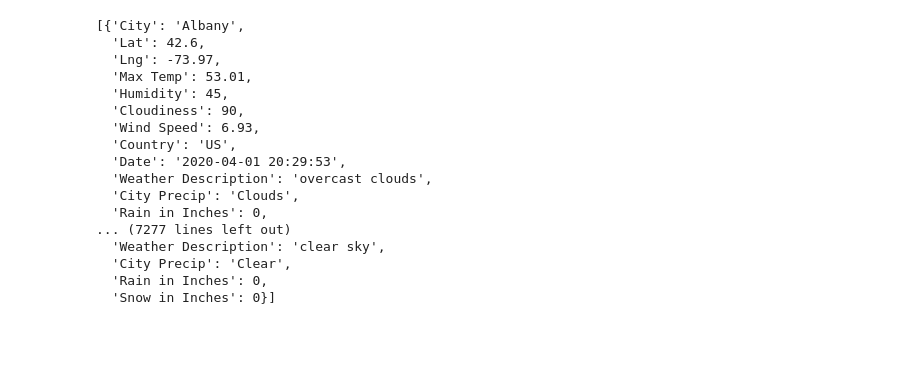
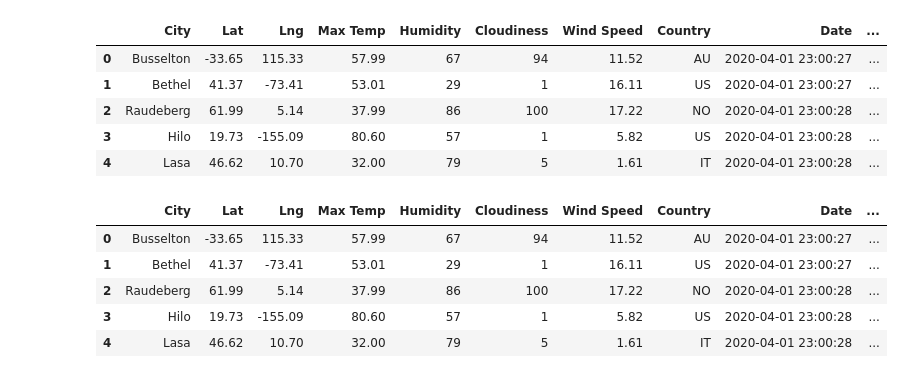
Before and after one commit to blocrunx/World_Weather_Analysis, a Jupyter notebook: Weather_Database.ipynb, the cells around one changed output. Drawn from its saved outputs; the diff is of its cells as text; code cells hidden in the pictures; blank space fills up the shorter version.

```diff
--- a/Weather_Database.ipynb
+++ b/Weather_Database.ipynb
@@ -137,22 +138,12 @@ Processing Record 18 of Set 13 | tarpon springs
 -----------------------------
 Data Retrieval Complete
-# %%
-city_data
-# %% [output]
-[{'City': 'Albany',
-  'Lat': 42.6,
-  'Lng': -73.97,
-  'Max Temp': 53.01,
-  'Humidity': 45,
-  'Cloudiness': 90,
-  'Wind Speed': 6.93,
-  'Country': 'US',
-  'Date': '2020-04-01 20:29:53',
-  'Weather Description': 'overcast clouds',
-  'City Precip': 'Clouds',
-  'Rain in Inches': 0,
-... (7277 lines left out)
-  'Weather Description': 'clear sky',
-  'City Precip': 'Clear',
-  'Rain in Inches': 0,
-  'Snow in Inches': 0}]
+# %%
+city_data_df = pd.DataFrame(city_data)
+city_data_df.head()
+# %% [output]
+|  | City | Lat | Lng | Max Temp | Humidity | Cloudiness | Wind Speed | Country | Date | ... |
+| 0 | Busselton | -33.65 | 115.33 | 57.99 | 67 | 94 | 11.52 | AU | 2020-04-01 23:00:27 | ... |
+| 1 | Bethel | 41.37 | -73.41 | 53.01 | 29 | 1 | 16.11 | US | 2020-04-01 23:00:27 | ... |
+| 2 | Raudeberg | 61.99 | 5.14 | 37.99 | 86 | 100 | 17.22 | NO | 2020-04-01 23:00:28 | ... |
+| 3 | Hilo | 19.73 | -155.09 | 80.60 | 57 | 1 | 5.82 | US | 2020-04-01 23:00:28 | ... |
+| 4 | Lasa | 46.62 | 10.70 | 32.00 | 79 | 5 | 1.61 | IT | 2020-04-01 23:00:28 | ... |
@@ -158,0 +152,9 @@ city_data
+# %%
+city_data_df.head()
+# %% [output]
+|  | City | Lat | Lng | Max Temp | Humidity | Cloudiness | Wind Speed | Country | Date | ... |
+| 0 | Busselton | -33.65 | 115.33 | 57.99 | 67 | 94 | 11.52 | AU | 2020-04-01 23:00:27 | ... |
+| 1 | Bethel | 41.37 | -73.41 | 53.01 | 29 | 1 | 16.11 | US | 2020-04-01 23:00:27 | ... |
+| 2 | Raudeberg | 61.99 | 5.14 | 37.99 | 86 | 100 | 17.22 | NO | 2020-04-01 23:00:28 | ... |
+| 3 | Hilo | 19.73 | -155.09 | 80.60 | 57 | 1 | 5.82 | US | 2020-04-01 23:00:28 | ... |
+| 4 | Lasa | 46.62 | 10.70 | 32.00 | 79 | 5 | 1.61 | IT | 2020-04-01 23:00:28 | ... |
```
Also changed, not shown: parts of 7 cells of this notebook, 4 other files.
